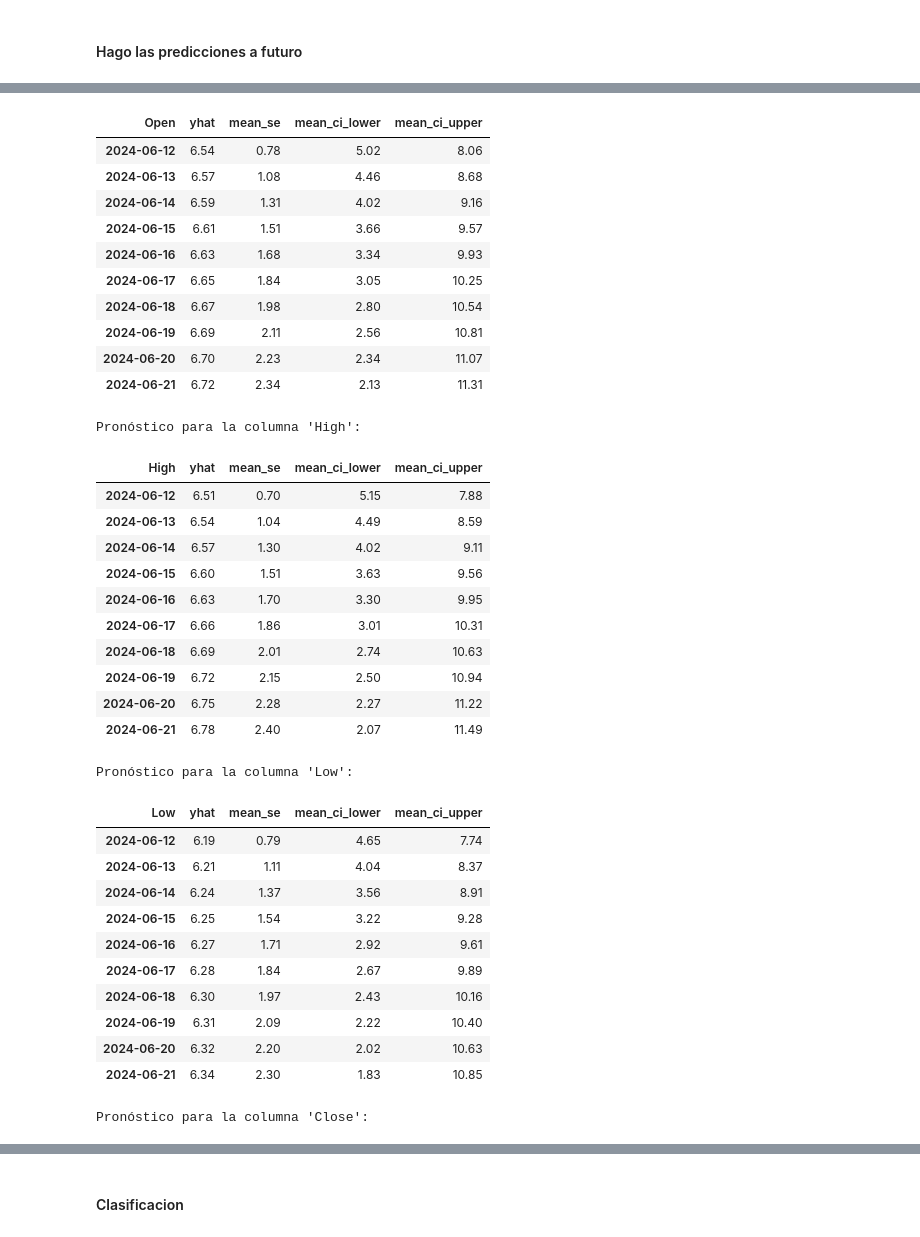
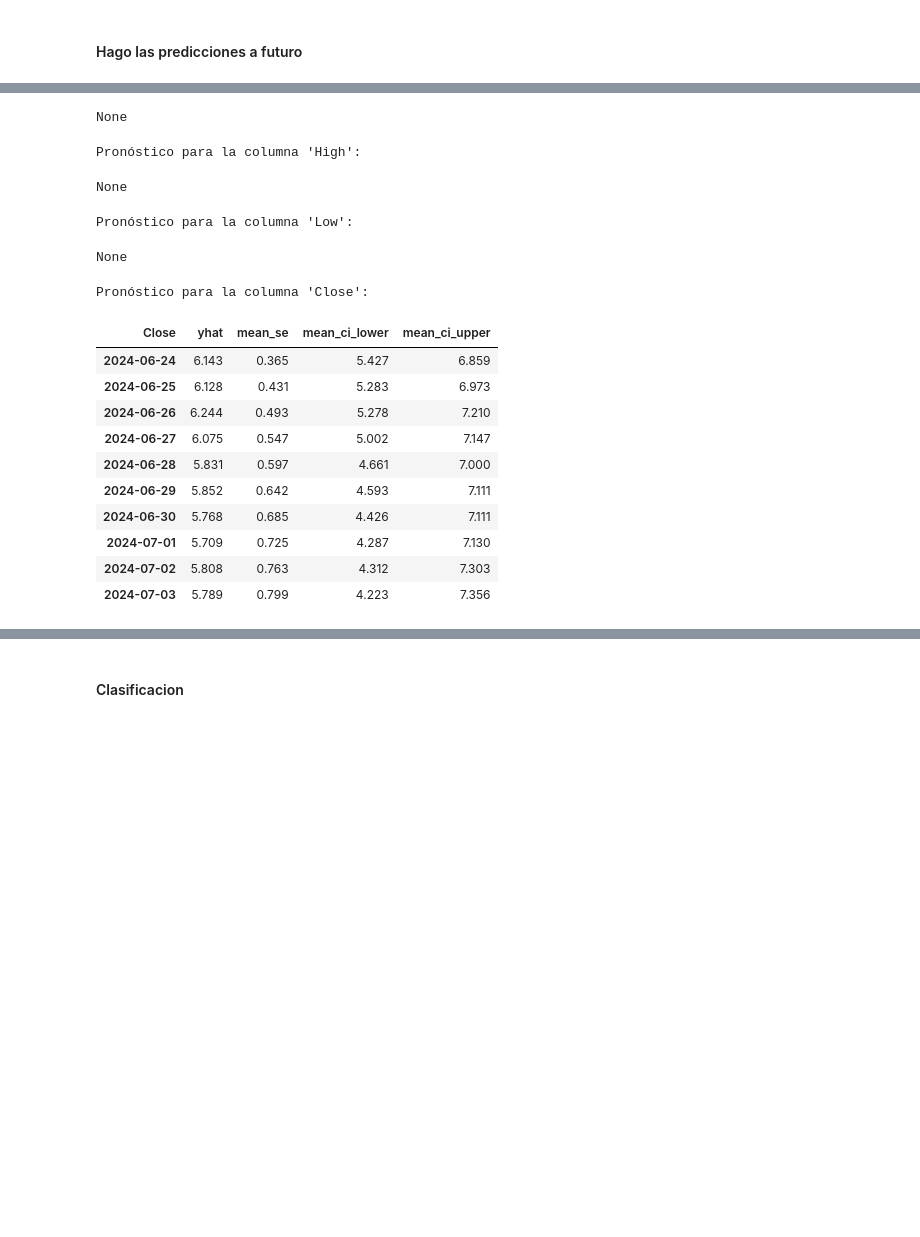
Before and after one commit to marianoMarchetta1/Tesis-2024, a Jupyter notebook: automation/daily-run.ipynb, the cells around one changed output, grey strips where cells are left out. Drawn from its saved outputs; the diff is of its cells as text; code cells hidden in the pictures; blank space fills up the shorter version.

```diff
--- a/automation/daily-run.ipynb
+++ b/automation/daily-run.ipynb
@@ -33,7 +22,7 @@ model.predict(testdata, model='best')
 # %% [markdown]
 #### Lectura del dataset
 # %%
-pd.set_option('display.float_format', lambda x: '%.2f' % x)
+pd.set_option('display.float_format', lambda x: '%.3f' % x)
 pd.set_option('display.max_columns', None)
 # %%
 columns = [
@@ -271,6 +262,4 @@ dtype: object
 # %%
-trained_models = {}
-
 cv = 2
 # Iterar sobre cada columna seleccionada
 for column in columns_to_predict:
@@ -278,10 +267,17 @@ for column in columns_to_predict:
     if column != 'Open_time':
         model = auto_timeseries(score_type='rmse', time_interval='D',
                                 non_seasonal_pdq=None, seasonality=False,
-                                model_type='var', verbose=2, forecast_period=n_days_to_predict)
+                                model_type='SARIMAX', verbose=2, forecast_period=n_days_to_predict)
 
-        model.fit(features, ts_column='timestamp', target=column, cv=cv)
+        try:#TODO: Probar con CV = 2/5/10 y model VAR/SARIMAX solamente <= ver si puedo correr todos con SARIMAX
+            model.fit(features, ts_column='timestamp', target=column, cv=cv)
+        except:
+            model = auto_timeseries(score_type='rmse', time_interval='D',
+                                non_seasonal_pdq=None, seasonality=False,
+                                model_type='best', verbose=2, forecast_period=n_days_to_predict)
+            model.fit(features, ts_column='timestamp', target=column, cv=cv)
 
+        # Guardar el modelo en el diccionario
         trained_models[column] = model
 # %% [output]
 Start of Fit.....
@@ -413,12 +438,12 @@ def calcular_indicadores_tecnicos(historico_precio):
 forecast_results = {}
 
 for column in columns_to_predict:
-    future_predictions = trained_models[column].predict(testdata=10)
+    future_predictions = trained_models[column].predict(testdata=features[-10:])
     forecast_results[column] = future_predictions
-    # display(future_predictions)
 
 # Mostrar los resultados del pronóstico
 for column, predictions in forecast_results.items():
     print(f"Pronóstico para la columna '{column}':")
-    display(pd.DataFrame(predictions))
+    display(predictions)
+    print()
 # %% [output]
@@ -429,37 +461,18 @@ Predicting using forecast period=10 as input for VAR model
 Pronóstico para la columna 'Open':
+None
+Pronóstico para la columna 'High':
+None
+Pronóstico para la columna 'Low':
+None
+Pronóstico para la columna 'Close':
-| Open | yhat | mean_se | mean_ci_lower | mean_ci_upper |
-| 2024-06-12 | 6.54 | 0.78 | 5.02 | 8.06 |
-| 2024-06-13 | 6.57 | 1.08 | 4.46 | 8.68 |
-| 2024-06-14 | 6.59 | 1.31 | 4.02 | 9.16 |
-| 2024-06-15 | 6.61 | 1.51 | 3.66 | 9.57 |
-| 2024-06-16 | 6.63 | 1.68 | 3.34 | 9.93 |
-| 2024-06-17 | 6.65 | 1.84 | 3.05 | 10.25 |
-| 2024-06-18 | 6.67 | 1.98 | 2.80 | 10.54 |
-| 2024-06-19 | 6.69 | 2.11 | 2.56 | 10.81 |
-| 2024-06-20 | 6.70 | 2.23 | 2.34 | 11.07 |
-| 2024-06-21 | 6.72 | 2.34 | 2.13 | 11.31 |
+| Close | yhat | mean_se | mean_ci_lower | mean_ci_upper |
+| 2024-06-24 | 6.143 | 0.365 | 5.427 | 6.859 |
+| 2024-06-25 | 6.128 | 0.431 | 5.283 | 6.973 |
+| 2024-06-26 | 6.244 | 0.493 | 5.278 | 7.210 |
+| 2024-06-27 | 6.075 | 0.547 | 5.002 | 7.147 |
+| 2024-06-28 | 5.831 | 0.597 | 4.661 | 7.000 |
+| 2024-06-29 | 5.852 | 0.642 | 4.593 | 7.111 |
+| 2024-06-30 | 5.768 | 0.685 | 4.426 | 7.111 |
+| 2024-07-01 | 5.709 | 0.725 | 4.287 | 7.130 |
+| 2024-07-02 | 5.808 | 0.763 | 4.312 | 7.303 |
+| 2024-07-03 | 5.789 | 0.799 | 4.223 | 7.356 |
-Pronóstico para la columna 'High':
-| High | yhat | mean_se | mean_ci_lower | mean_ci_upper |
-| 2024-06-12 | 6.51 | 0.70 | 5.15 | 7.88 |
-| 2024-06-13 | 6.54 | 1.04 | 4.49 | 8.59 |
-| 2024-06-14 | 6.57 | 1.30 | 4.02 | 9.11 |
-| 2024-06-15 | 6.60 | 1.51 | 3.63 | 9.56 |
-| 2024-06-16 | 6.63 | 1.70 | 3.30 | 9.95 |
-| 2024-06-17 | 6.66 | 1.86 | 3.01 | 10.31 |
-| 2024-06-18 | 6.69 | 2.01 | 2.74 | 10.63 |
-| 2024-06-19 | 6.72 | 2.15 | 2.50 | 10.94 |
-| 2024-06-20 | 6.75 | 2.28 | 2.27 | 11.22 |
-| 2024-06-21 | 6.78 | 2.40 | 2.07 | 11.49 |
-Pronóstico para la columna 'Low':
-| Low | yhat | mean_se | mean_ci_lower | mean_ci_upper |
-| 2024-06-12 | 6.19 | 0.79 | 4.65 | 7.74 |
-| 2024-06-13 | 6.21 | 1.11 | 4.04 | 8.37 |
-| 2024-06-14 | 6.24 | 1.37 | 3.56 | 8.91 |
-| 2024-06-15 | 6.25 | 1.54 | 3.22 | 9.28 |
-| 2024-06-16 | 6.27 | 1.71 | 2.92 | 9.61 |
-| 2024-06-17 | 6.28 | 1.84 | 2.67 | 9.89 |
-| 2024-06-18 | 6.30 | 1.97 | 2.43 | 10.16 |
-| 2024-06-19 | 6.31 | 2.09 | 2.22 | 10.40 |
-| 2024-06-20 | 6.32 | 2.20 | 2.02 | 10.63 |
-| 2024-06-21 | 6.34 | 2.30 | 1.83 | 10.85 |
-Pronóstico para la columna 'Close':
```
Also changed, not shown: parts of 21 cells of this notebook, 8 other files.
